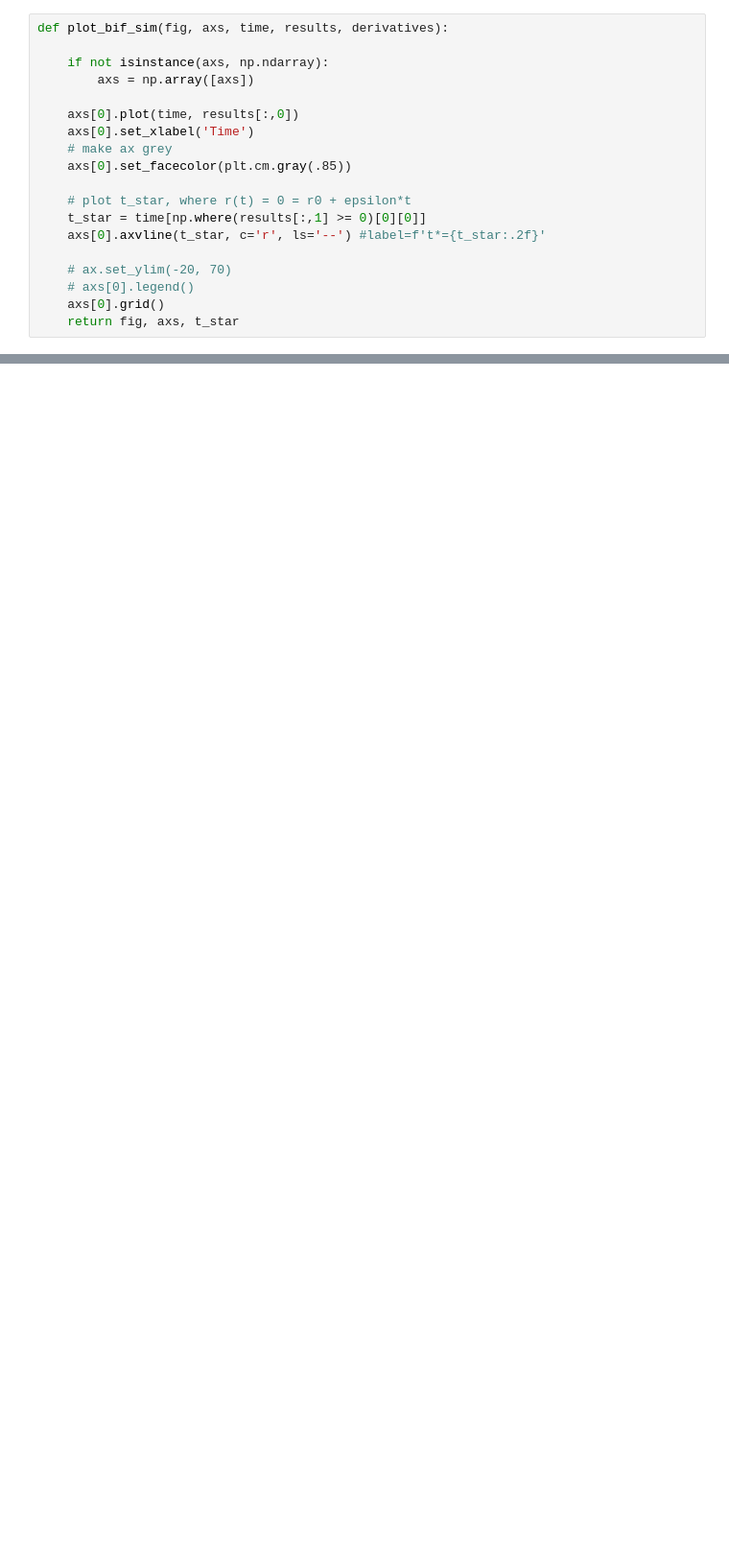
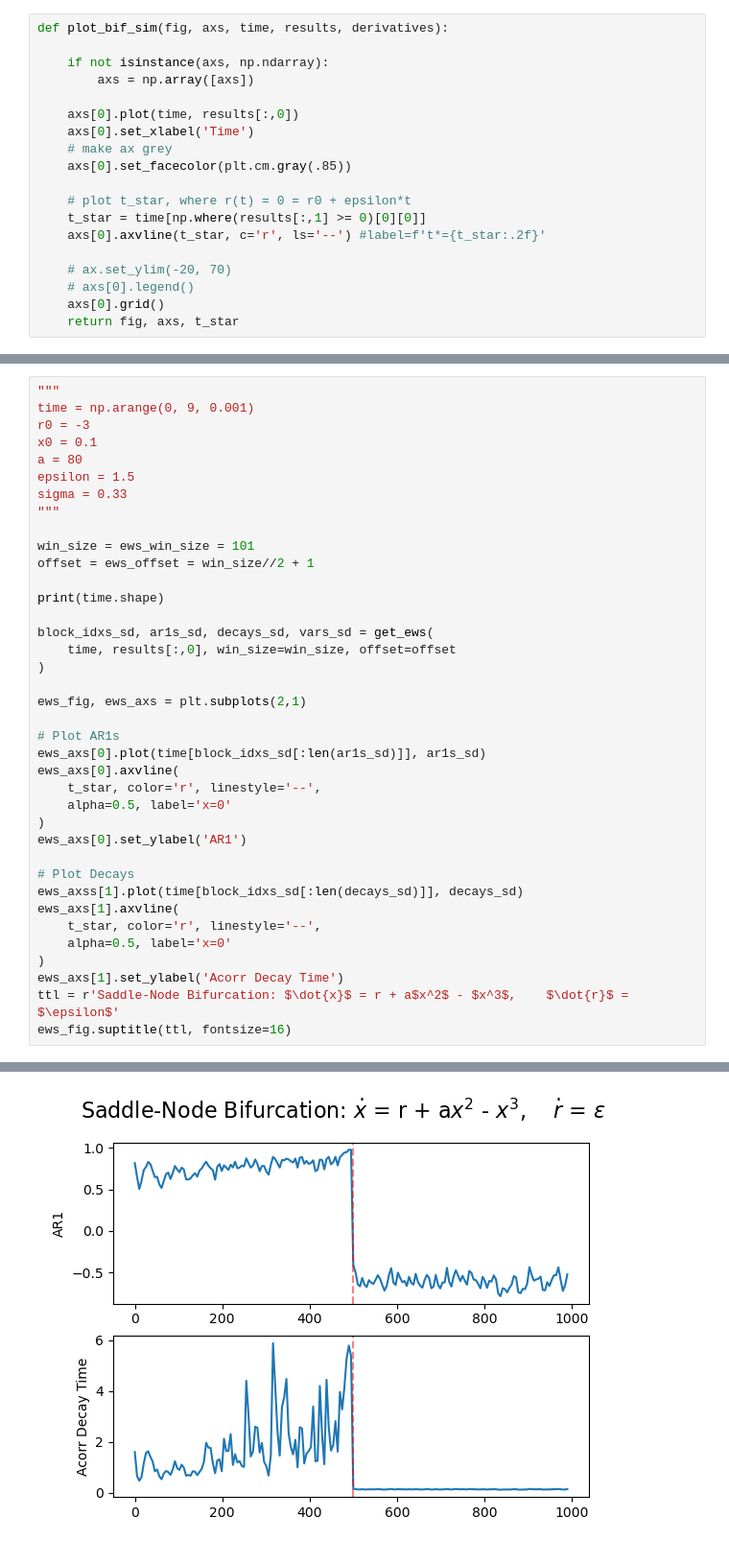
Before and after one commit to barrackHa/differential_equations, a Jupyter notebook: ews_analysis/ews_analysis.ipynb, the cells around one changed output, grey strips where cells are left out. Shown at 96% size. Drawn from its saved outputs; the diff is of its cells as text; blank space fills up the shorter version.

```diff
--- a/ews_analysis/ews_analysis.ipynb
+++ b/ews_analysis/ews_analysis.ipynb
@@ -39,0 +54,39 @@ def plot_bif_sim(fig, axs, time, results, derivatives):
+# %%
+"""
+time = np.arange(0, 9, 0.001)
+r0 = -3
+x0 = 0.1
+a = 80
+epsilon = 1.5
+sigma = 0.33
+"""
+
+win_size = ews_win_size = 101
+offset = ews_offset = win_size//2 + 1
+
+print(time.shape)
+
+block_idxs_sd, ar1s_sd, decays_sd, vars_sd = get_ews(
+    time, results[:,0], win_size=win_size, offset=offset
+)
+
+ews_fig, ews_axs = plt.subplots(2,1)
+
+# Plot AR1s
+ews_axs[0].plot(time[block_idxs_sd[:len(ar1s_sd)]], ar1s_sd)
+ews_axs[0].axvline(
+    t_star, color='r', linestyle='--',
+    alpha=0.5, label='x=0'
+)
+ews_axs[0].set_ylabel('AR1')
+
+# Plot Decays
+ews_axss[1].plot(time[block_idxs_sd[:len(decays_sd)]], decays_sd)
+ews_axs[1].axvline(
+    t_star, color='r', linestyle='--',
+    alpha=0.5, label='x=0'
+)
+ews_axs[1].set_ylabel('Acorr Decay Time')
+ttl = r'Saddle-Node Bifurcation: $\dot{x}$ = r + a$x^2$ - $x^3$,    $\dot{r}$ = $\epsilon$'
+ews_fig.suptitle(ttl, fontsize=16)
+# %% [output]
@@ -39,0 +95 @@ def plot_bif_sim(fig, axs, time, results, derivatives):
+[figure, added]
```
Also changed, not shown: parts of 8 cells of this notebook.
